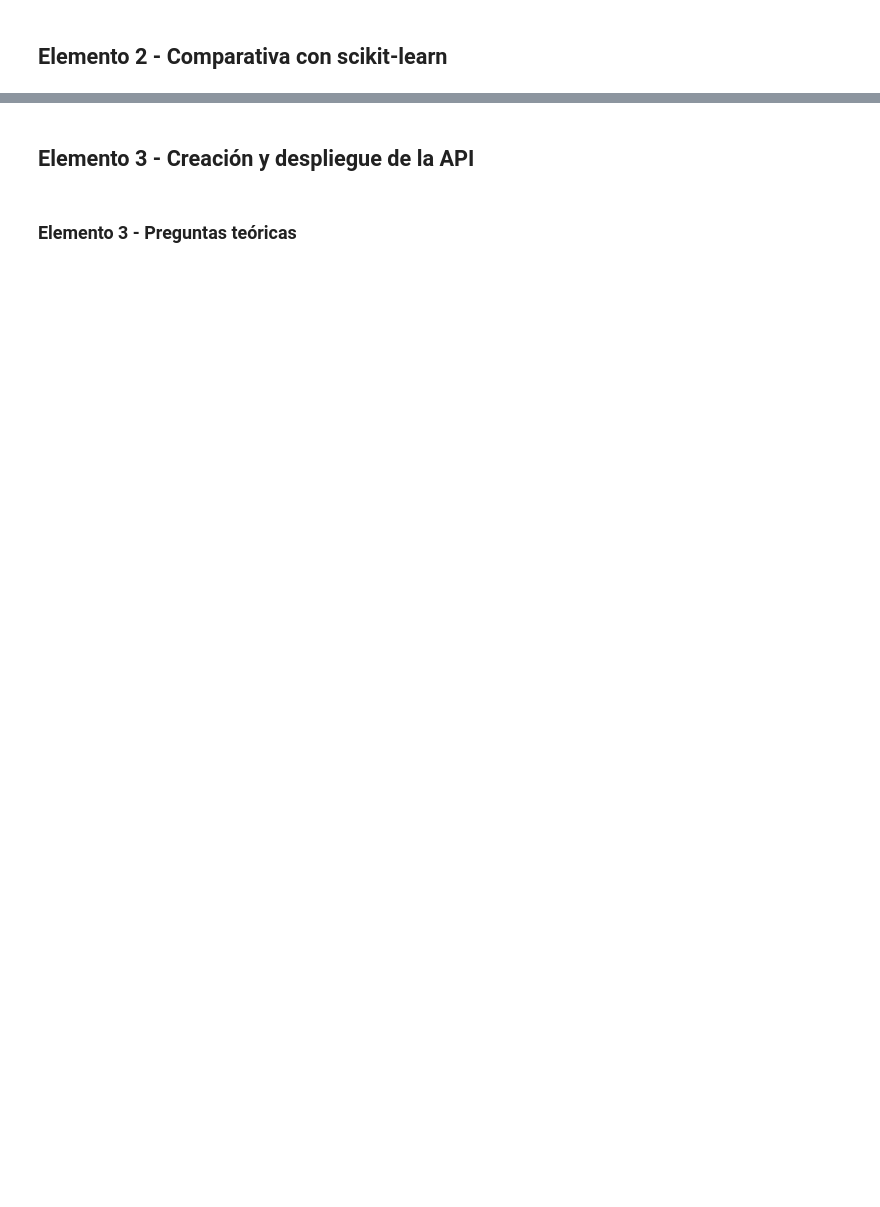
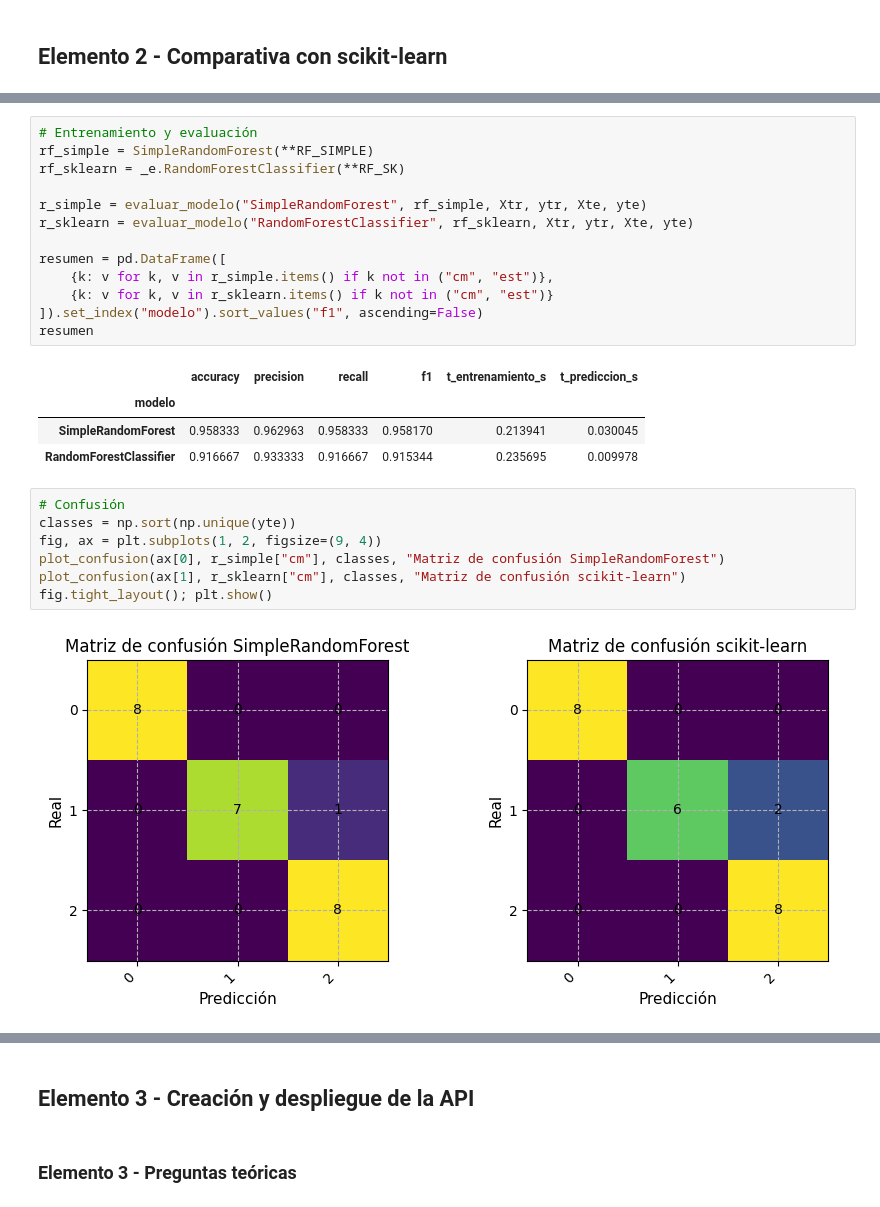
Before and after one commit to Eickyair/ensamble-api, a Jupyter notebook: notebooks/experiments.ipynb, the cells around one changed output, grey strips where cells are left out. Saved outputs shown, nothing was run; the diff lists cells and outputs as text; blank space fills up the shorter version.

```diff
--- a/notebooks/experiments.ipynb
+++ b/notebooks/experiments.ipynb
@@ -250,0 +558,27 @@ weighted avg       0.84      0.84      0.84        25
+# %%
+# Entrenamiento y evaluación
+rf_simple = SimpleRandomForest(**RF_SIMPLE)
+rf_sklearn = _e.RandomForestClassifier(**RF_SK)
+
+r_simple = evaluar_modelo("SimpleRandomForest", rf_simple, Xtr, ytr, Xte, yte)
+r_sklearn = evaluar_modelo("RandomForestClassifier", rf_sklearn, Xtr, ytr, Xte, yte)
+
+resumen = pd.DataFrame([
+    {k: v for k, v in r_simple.items() if k not in ("cm", "est")},
+    {k: v for k, v in r_sklearn.items() if k not in ("cm", "est")}
+]).set_index("modelo").sort_values("f1", ascending=False)
+resumen
+# %% [output]
+|  | accuracy | precision | recall | f1 | t_entrenamiento_s | t_prediccion_s |
+| modelo |  |  |  |  |  |  |
+| SimpleRandomForest | 0.958333 | 0.962963 | 0.958333 | 0.958170 | 0.213941 | 0.030045 |
+| RandomForestClassifier | 0.916667 | 0.933333 | 0.916667 | 0.915344 | 0.235695 | 0.009978 |
+# %%
+# Confusión
+classes = np.sort(np.unique(yte))
+fig, ax = plt.subplots(1, 2, figsize=(9, 4))
+plot_confusion(ax[0], r_simple["cm"], classes, "Matriz de confusión SimpleRandomForest")
+plot_confusion(ax[1], r_sklearn["cm"], classes, "Matriz de confusión scikit-learn")
+fig.tight_layout(); plt.show()
+# %% [output]
+[figure, added]
```
Also changed, not shown: parts of 14 cells of this notebook, 1 other file.
